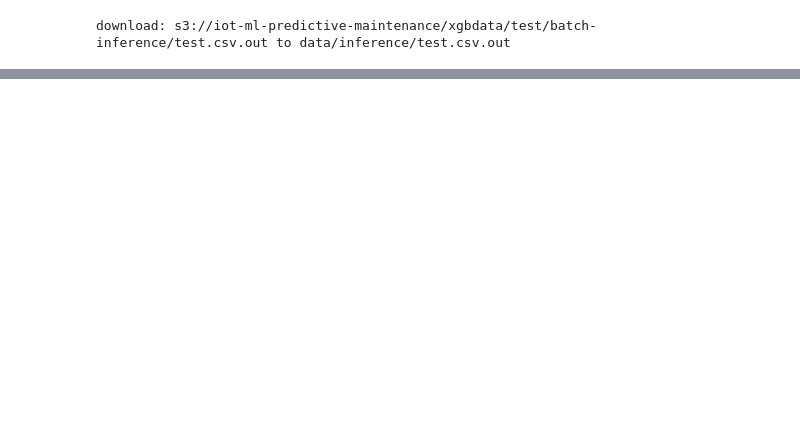
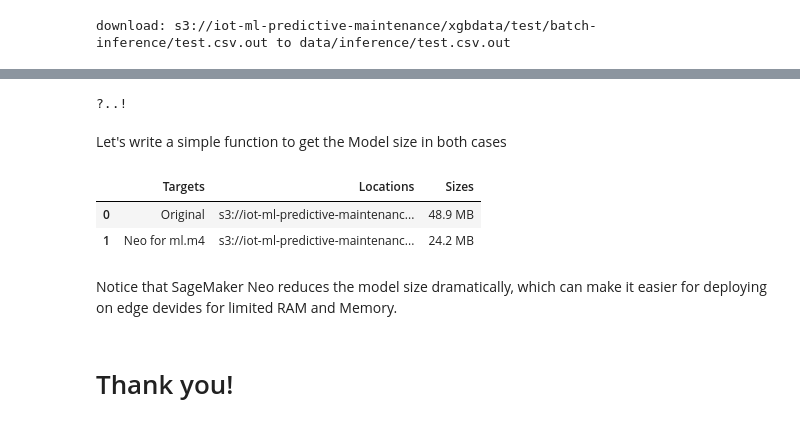
Before and after one commit to aws-samples/amazon-sagemaker-predictive-maintenance-deployed-at-edge, a Jupyter notebook: predictive-maintenance-xgboost.ipynb, the cells around one changed output, grey strips where cells are left out. Saved outputs shown, nothing was run; the diff lists cells and outputs as text; code cells hidden in the pictures; blank space fills up the shorter version.

```diff
--- a/predictive-maintenance-xgboost.ipynb
+++ b/predictive-maintenance-xgboost.ipynb
@@ -20,9 +22,11 @@ import sagemaker
 import numpy as np
 import os
 import json
+import boto3
 
 sagemaker_session = sagemaker.Session()
-bucket = None #Replace with the bucket name created for you by CloudFormation
+bucket = 'iot-ml-predictive-maintenance' #Replace with the bucket name created for you by CloudFormation or any other bucket
+# if you are just running the notebook, not the entire lab
 prefix = 'xgbdata'
 LOCAL_DIR = 'training_data'
 role = sagemaker.get_execution_role()
@@ -37,8 +41,8 @@ print(xgb_upload_location)
 s3://iot-ml-predictive-maintenance/xgb
 # %%
 # Grab the latest XGBoost container from ECR
-region = 'us-east-1'
+region = sagemaker_session.boto_region_name
 from sagemaker.amazon.amazon_estimator import get_image_uri
-container = get_image_uri(region, 'xgboost')
+container = get_image_uri(region, 'xgboost', '0.90-1')
 print(container)
 # %% [output]
@@ -380,0 +413,39 @@ Go back to the predictive maintenance tutorial to continue building out this use
+# %%
+compiled_model = xgb
+try:
+    xgb.create_model()._neo_image_account(sagemaker_session.boto_region_name)
+except:
+    print('Neo is not currently supported in', sagemaker_session.boto_region_name)
+else:
+    output_path = '/'.join(xgb.output_path.split('/')[:-1]) + '/neo'
+    compiled_model = xgb.compile_model(target_instance_family='ml_m4',
+                                   input_shape={'data':[1, 168]},
+                                   role=role,
+                                   framework='xgboost',
+                                   framework_version='0.90-1',
+                                   output_path=output_path)
+    compiled_model.name = 'deployed-xgboost-customer-churn'
+    compiled_model.image = get_image_uri(region, 'xgboost-neo', repo_version='latest')
+# %% [output]
+?..!
+# %% [markdown]
+Let's write a simple function to get the Model size in both cases
+# %%
+def get_model_size(estimator):
+    out= !aws s3 ls {estimator.model_data} --human-readable
+    return out[0].split(' ')[-3]+' MB'
+# %%
+estimators = [xgb, compiled_model]
+targets = ['Original', 'Neo for ml.m4']
+locations = [e.model_data for e in estimators]
+sizes = [get_model_size(e) for e in estimators]
+pd.set_option('display.max_colwidth', 0)
+pd.DataFrame(list(zip(targets,locations,sizes)), columns =['Targets', 'Locations','Sizes'])
+# %% [output]
+|  | Targets | Locations | Sizes |
+| 0 | Original | s3://iot-ml-predictive-maintenanc... | 48.9 MB |
+| 1 | Neo for ml.m4 | s3://iot-ml-predictive-maintenanc... | 24.2 MB |
+# %% [markdown]
+Notice that SageMaker Neo reduces the model size dramatically, which can make it easier for deploying on edge devides for limited RAM and Memory.
+# %% [markdown]
+# Thank you!
```
Also changed, not shown: parts of 23 cells of this notebook, 1 other file.
